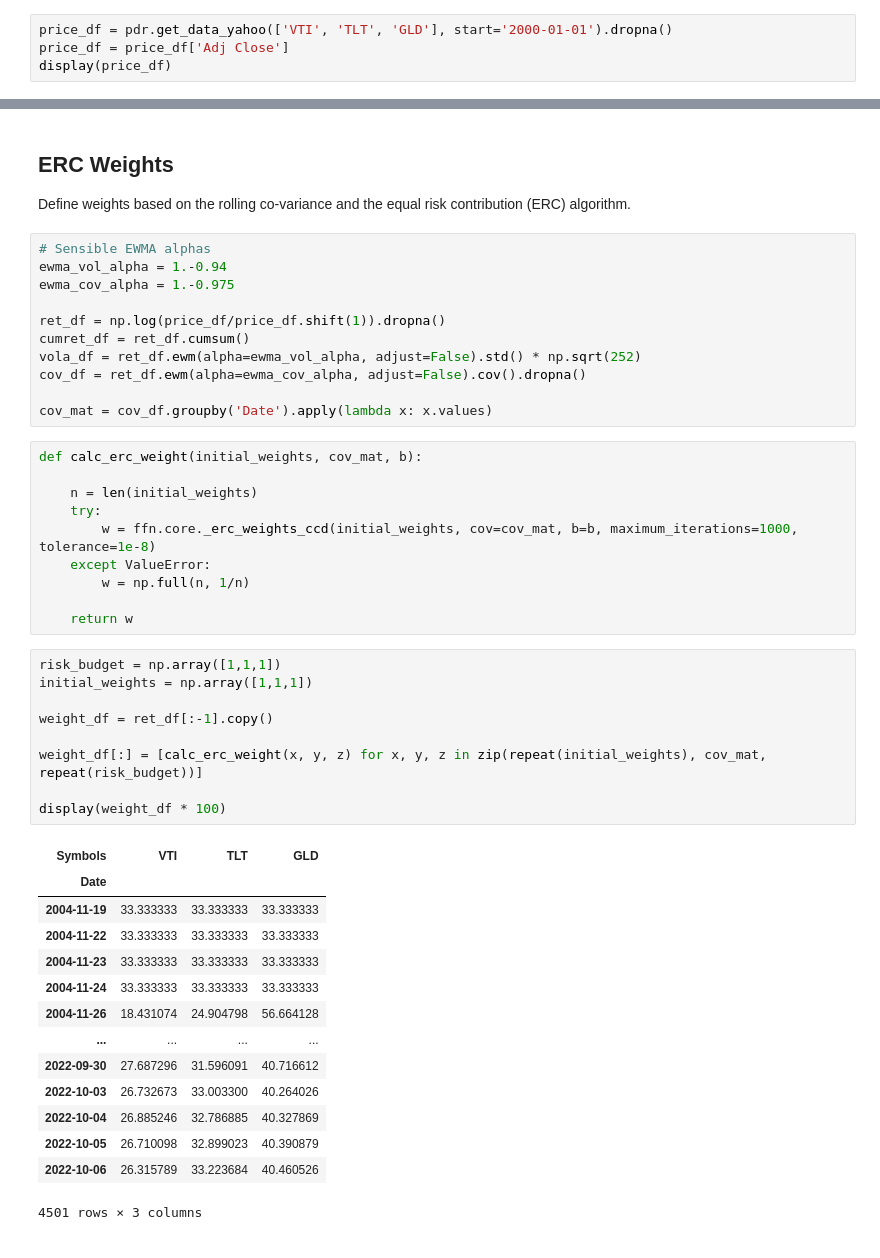
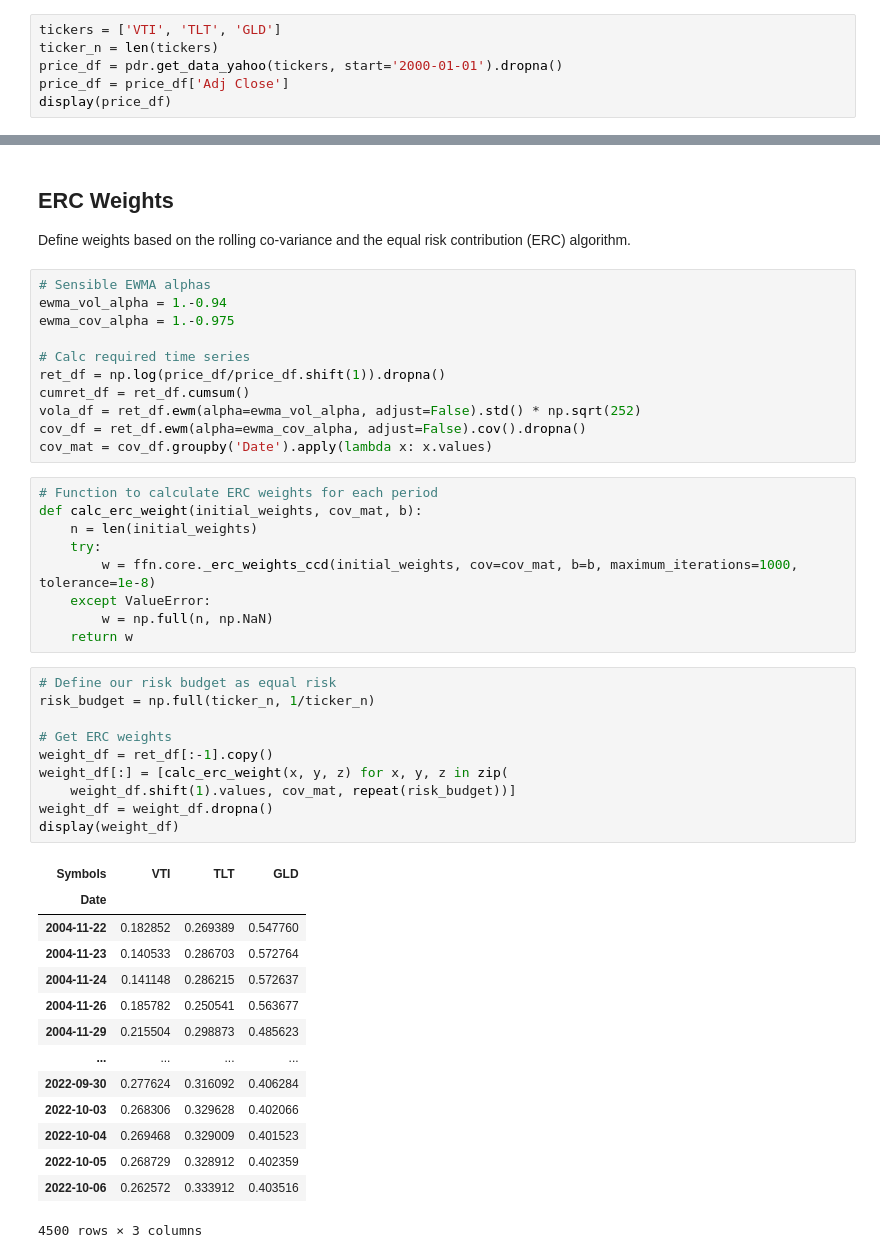
Before and after one commit to breaded-xyz/alphasim, a Jupyter notebook: vignettes/riskpremia_erc.ipynb, the cells around one changed output, grey strips where cells are left out. Saved outputs shown, nothing was run; the diff lists cells and outputs as text.

```diff
--- a/vignettes/riskpremia_erc.ipynb
+++ b/vignettes/riskpremia_erc.ipynb
@@ -30,7 +31,9 @@ import alphasim.stats
 importlib.reload(alphasim.stats)
 from alphasim.stats import calc_stats, calc_log_returns, calc_rolling_ann_vola
 # %%
-price_df = pdr.get_data_yahoo(['VTI', 'TLT', 'GLD'], start='2000-01-01').dropna()
+tickers = ['VTI', 'TLT', 'GLD']
+ticker_n = len(tickers)
+price_df = pdr.get_data_yahoo(tickers, start='2000-01-01').dropna()
 price_df = price_df['Adj Close']
 display(price_df)
 # %% [output]
@@ -57,43 +60,43 @@ Define weights based on the rolling co-variance and the equal risk contribution
 ewma_vol_alpha = 1.-0.94
 ewma_cov_alpha = 1.-0.975
 
+# Calc required time series
 ret_df = np.log(price_df/price_df.shift(1)).dropna()
 cumret_df = ret_df.cumsum()
 vola_df = ret_df.ewm(alpha=ewma_vol_alpha, adjust=False).std() * np.sqrt(252)
 cov_df = ret_df.ewm(alpha=ewma_cov_alpha, adjust=False).cov().dropna()
-
 cov_mat = cov_df.groupby('Date').apply(lambda x: x.values)
 # %%
+# Function to calculate ERC weights for each period
 def calc_erc_weight(initial_weights, cov_mat, b):
-
     n = len(initial_weights)
     try:
         w = ffn.core._erc_weights_ccd(initial_weights, cov=cov_mat, b=b, maximum_iterations=1000, tolerance=1e-8)
     except ValueError:
-        w = np.full(n, 1/n)
-
+        w = np.full(n, np.NaN)
     return w
 # %%
-risk_budget = np.array([1,1,1])
-initial_weights = np.array([1,1,1])
+# Define our risk budget as equal risk
+risk_budget = np.full(ticker_n, 1/ticker_n)
 
+# Get ERC weights
 weight_df = ret_df[:-1].copy()
-
-weight_df[:] = [calc_erc_weight(x, y, z) for x, y, z in zip(repeat(initial_weights), cov_mat, repeat(risk_budget))]
-
-display(weight_df * 100)
+weight_df[:] = [calc_erc_weight(x, y, z) for x, y, z in zip(
+    weight_df.shift(1).values, cov_mat, repeat(risk_budget))]
+weight_df = weight_df.dropna()
+display(weight_df)
 # %% [output]
 | Symbols | VTI | TLT | GLD |
 | Date |  |  |  |
-| 2004-11-19 | 33.333333 | 33.333333 | 33.333333 |
-| 2004-11-22 | 33.333333 | 33.333333 | 33.333333 |
-| 2004-11-23 | 33.333333 | 33.333333 | 33.333333 |
-| 2004-11-24 | 33.333333 | 33.333333 | 33.333333 |
-| 2004-11-26 | 18.431074 | 24.904798 | 56.664128 |
+| 2004-11-22 | 0.182852 | 0.269389 | 0.547760 |
+| 2004-11-23 | 0.140533 | 0.286703 | 0.572764 |
+| 2004-11-24 | 0.141148 | 0.286215 | 0.572637 |
+| 2004-11-26 | 0.185782 | 0.250541 | 0.563677 |
+| 2004-11-29 | 0.215504 | 0.298873 | 0.485623 |
 | ... | ... | ... | ... |
-| 2022-09-30 | 27.687296 | 31.596091 | 40.716612 |
-| 2022-10-03 | 26.732673 | 33.003300 | 40.264026 |
-| 2022-10-04 | 26.885246 | 32.786885 | 40.327869 |
-| 2022-10-05 | 26.710098 | 32.899023 | 40.390879 |
-| 2022-10-06 | 26.315789 | 33.223684 | 40.460526 |
+| 2022-09-30 | 0.277624 | 0.316092 | 0.406284 |
+| 2022-10-03 | 0.268306 | 0.329628 | 0.402066 |
+| 2022-10-04 | 0.269468 | 0.329009 | 0.401523 |
+| 2022-10-05 | 0.268729 | 0.328912 | 0.402359 |
+| 2022-10-06 | 0.262572 | 0.333912 | 0.403516 |
-4501 rows × 3 columns
+4500 rows × 3 columns
```
Also changed, not shown: parts of 9 cells of this notebook, 1 other file.
